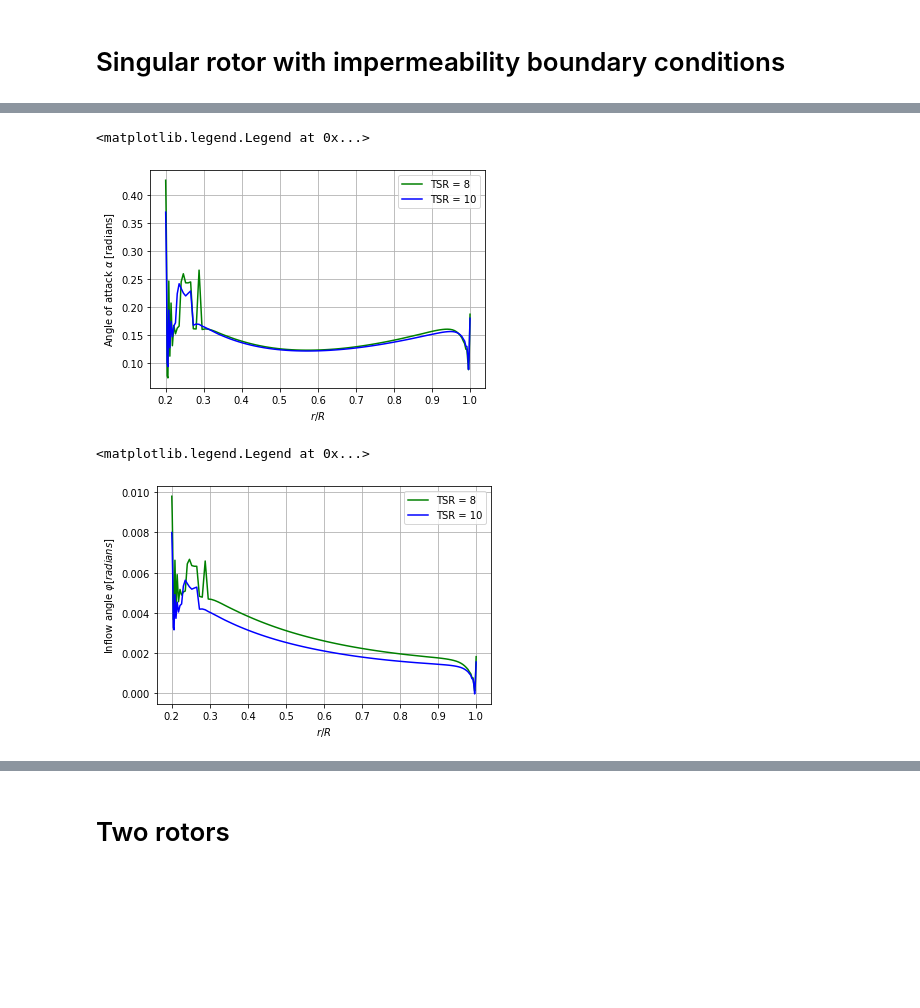
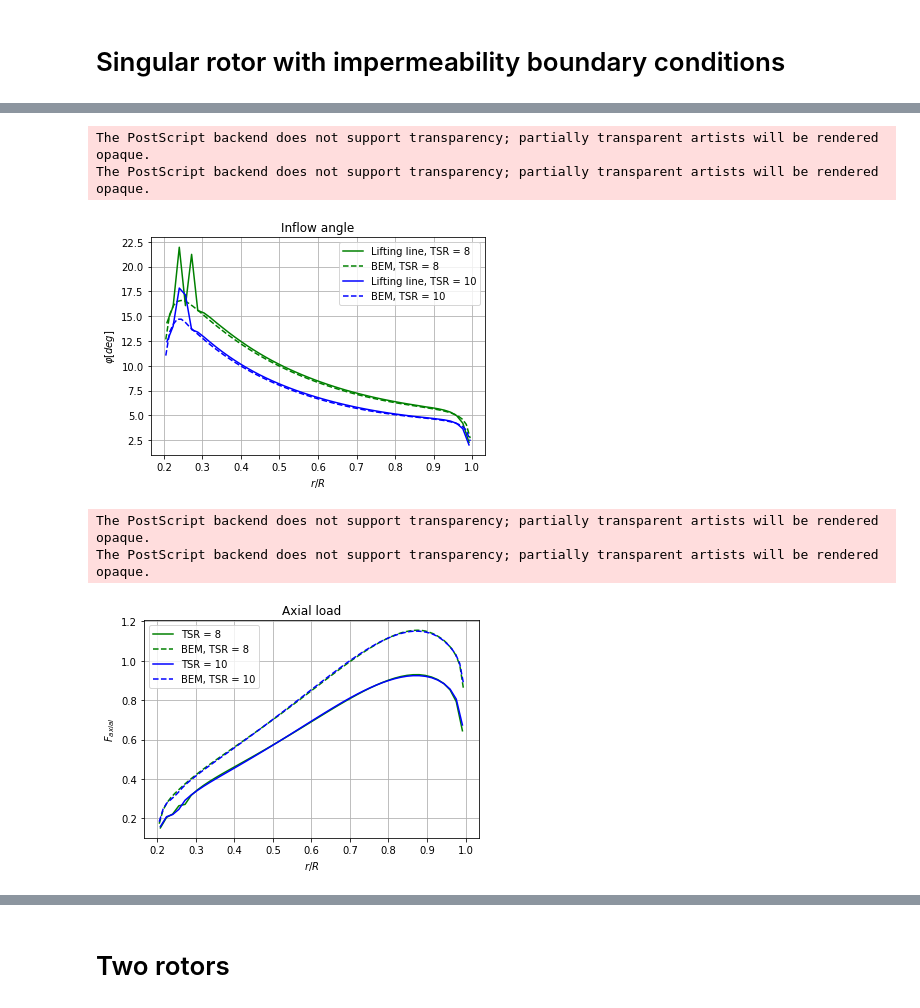
Before and after one commit to olafnekeman/rotor_wake_aerodynamics, a Jupyter notebook: Assignment2/turbine_case.ipynb, the cells around one changed output, grey strips where cells are left out. Cells and saved outputs as stored; diff of their text form; code cells hidden in the pictures; blank space fills up the shorter version.

Commit message:
Plots for turbine

```diff
--- a/Assignment2/turbine_case.ipynb
+++ b/Assignment2/turbine_case.ipynb
@@ -167,31 +345,41 @@ plt.legend()
 # %%
-# Plotting the radial distribution of angle of attack
+# Plotting the radial distribution of inflow angle
 
 plt.figure()
-#plt.plot(L_6.blades[0].R_cent/R,L_6.blades[0].alpha/180*np.pi, 'r', label ='TSR = 6')
-plt.plot(L_8.blades[0].R_cent/R,L_8.blades[0].alpha/180*np.pi, 'g', label ='TSR = 8')
-plt.plot(L.blades[0].R_cent/R,L.blades[0].alpha/180*np.pi, 'b', label ='TSR = 10')
+plt.title('Inflow angle')
+#plt.plot(L_6.blades[0].R_cent/R,L_6.blades[0].inflowangle/180*np.pi, 'r', label ='TSR = 6')
+plt.plot(L_8.blades[0].R_cent/R,L_8.blades[0].inflowangle*180/np.pi, 'g', label ='Lifting line, TSR = 8')
+plt.plot(results8[:,2],results8[:,7], '--g',label='BEM, TSR = 8')
+plt.plot(L.blades[0].R_cent/R,L.blades[0].inflowangle*180/np.pi, 'b', label ='Lifting line, TSR = 10')
+plt.plot(results10[:,2],results10[:,7], '--b',label='BEM, TSR = 10')
 plt.grid(True)
 plt.xlabel('$r/R$')
-plt.ylabel(r'Angle of attack $\alpha$ [radians]')
-plt.savefig('Figures_Turbine/AoA.eps')
+plt.ylabel(r'$\varphi [deg]$')
 plt.legend()
+plt.savefig('Figures_Turbine/Accurate/Varphi_comp.eps')
 # %% [output]
-<matplotlib.legend.Legend at 0x...>
+The PostScript backend does not support transparency; partially transparent artists will be rendered opaque.
+The PostScript backend does not support transparency; partially transparent artists will be rendered opaque.
-[figure, old version]
+[figure, new version]
 # %%
-# Plotting the radial distribution of angle of attack
+# Plotting the radial distribution of axial load
+
+rho = 1.225
 
 plt.figure()
-#plt.plot(L_6.blades[0].R_cent/R,L_6.blades[0].inflowangle/180*np.pi, 'r', label ='TSR = 6')
-plt.plot(L_8.blades[0].R_cent/R,L_8.blades[0].inflowangle/180*np.pi, 'g', label ='TSR = 8')
-plt.plot(L.blades[0].R_cent/R,L.blades[0].inflowangle/180*np.pi, 'b', label ='TSR = 10')
+plt.title('Axial load')
+#plt.plot(L_6.blades[0].R_cent/R,L_6.blades[0].F_T/(0.5*rho*U_0**2*R), 'r', label ='TSR = 6')
+plt.plot(L_8.blades[0].R_cent/R,L_8.blades[0].F_T/(0.5*rho*U_0**2*R), 'g', label ='TSR = 8')
+plt.plot(results8[:,2],results8[:,3]/(0.5*rho*U_0**2*R), '--g',label='BEM, TSR = 8')
+plt.plot(L.blades[0].R_cent/R,L.blades[0].F_T/(0.5*rho*U_0**2*R), 'b', label ='TSR = 10')
+plt.plot(results10[:,2],results10[:,3]/(0.5*rho*U_0**2*R), '--b',label='BEM, TSR = 10')
 plt.grid(True)
 plt.xlabel('$r/R$')
-plt.ylabel(r'Inflow angle $\varphi [radians]$')
-plt.savefig('Figures_Turbine/Varphi.eps')
+plt.ylabel(r'$F_{axial}$')
 plt.legend()
+plt.savefig('Figures_Turbine/Accurate/AxiallLoad_comp.eps')
 # %% [output]
-<matplotlib.legend.Legend at 0x...>
+The PostScript backend does not support transparency; partially transparent artists will be rendered opaque.
+The PostScript backend does not support transparency; partially transparent artists will be rendered opaque.
-[figure, old version]
+[figure, new version]
 # %%
```
Also changed, not shown: parts of 30 cells of this notebook, 51 other files.
